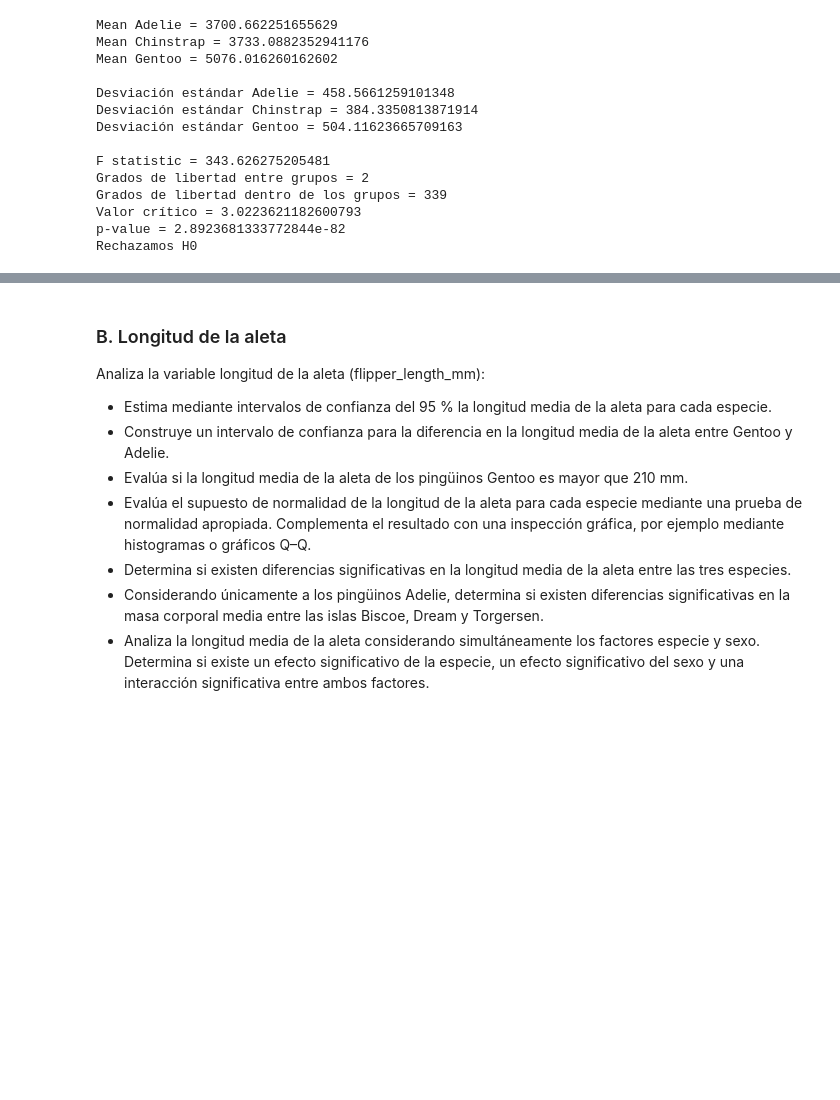
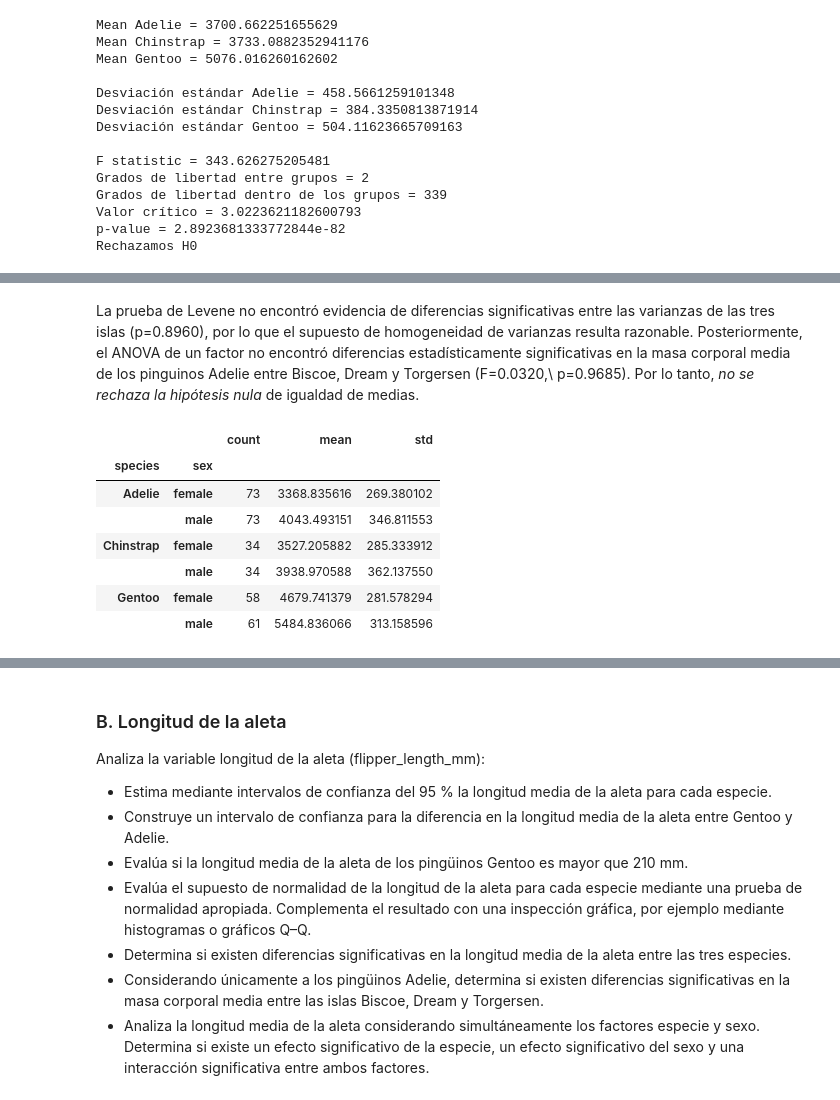
Before and after one commit to Edgarong17/Tareas_Omar, a Jupyter notebook: analisis_inferencial/Actividad.ipynb, the cells around one changed output, grey strips where cells are left out. Cells and saved outputs as stored; diff of their text form; code cells hidden in the pictures; blank space fills up the shorter version.

```diff
--- a/analisis_inferencial/Actividad.ipynb
+++ b/analisis_inferencial/Actividad.ipynb
@@ -454,0 +571,26 @@ Rechazamos H0
+# %% [markdown]
+La prueba de Levene no encontró evidencia de diferencias significativas entre las varianzas de las tres islas (p=0.8960), por lo que el supuesto de homogeneidad de varianzas resulta razonable. Posteriormente, el ANOVA de un factor no encontró diferencias estadísticamente significativas en la masa corporal media de los pinguinos Adelie entre Biscoe, Dream y Torgersen (F=0.0320,\ p=0.9685). Por lo tanto, *no se rechaza la hipótesis nula* de igualdad de medias.
+# %%
+# 8.Analiza la masa corporal considerando simultáneamente los factores especie y sexo. Determina si existe un efecto significativo de la especie, un efecto significativo del sexo y una interacción significativa entre ambos factores.
+
+
+# Prepation de los datos
+
+anova_data = penguins[
+    ["body_mass_g", "species", "sex"]
+].dropna()
+
+anova_data.groupby(
+    ["species", "sex"]
+)["body_mass_g"].agg(
+    ["count", "mean", "std"]
+)
+# %% [output]
+|  |  | count | mean | std |
+| species | sex |  |  |  |
+| Adelie | female | 73 | 3368.835616 | 269.380102 |
+|  | male | 73 | 4043.493151 | 346.811553 |
+| Chinstrap | female | 34 | 3527.205882 | 285.333912 |
+|  | male | 34 | 3938.970588 | 362.137550 |
+| Gentoo | female | 58 | 4679.741379 | 281.578294 |
+|  | male | 61 | 5484.836066 | 313.158596 |
```
Also changed, not shown: parts of 21 cells of this notebook.
